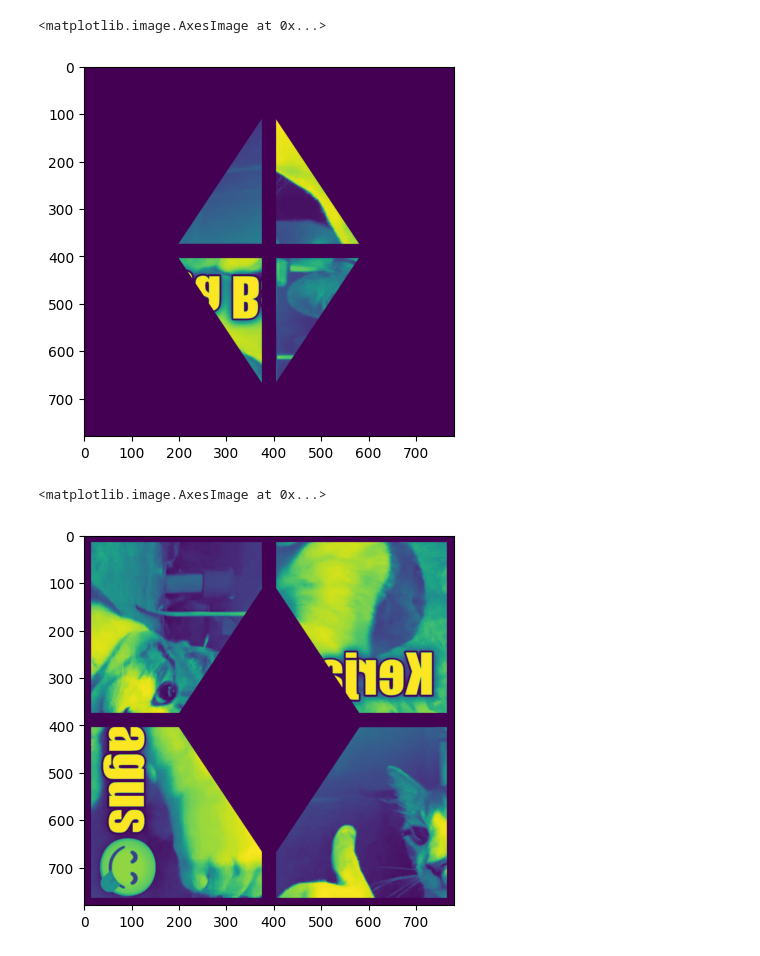
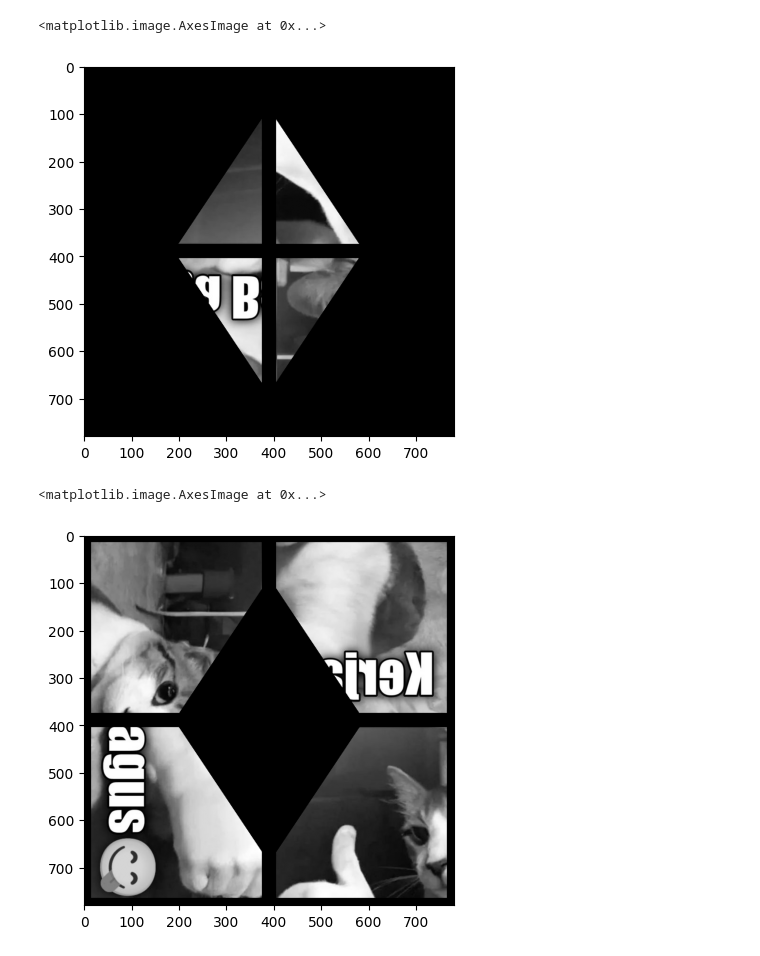
Before and after one commit to praktikum-pcd-2026/kelompok6-jurnal-modul-1-wimarprakasa130-del, a Jupyter notebook: mod1.ipynb, the cells around one changed output. Saved outputs shown, nothing was run; the diff lists cells and outputs as text; code cells hidden in the pictures.

```diff
--- a/mod1.ipynb
+++ b/mod1.ipynb
@@ -4,16 +4,16 @@ import matplotlib.pyplot as plt
 import numpy as np
 # %%
 citra01 = cv.imread("Assets/citra1.PNG", cv.IMREAD_GRAYSCALE)
-plt.imshow(citra01)
+plt.imshow(citra01, cmap='gray')
 # %% [output]
 <matplotlib.image.AxesImage at 0x...>
-[figure, old version]
+[figure, new version]
 # %%
-citra02 = cv.imread("Assets/citra2.PNG",cv.IMREAD_GRAYSCALEm)
-plt.imshow(citra02)
+citra02 = cv.imread("Assets/citra2.PNG",cv.IMREAD_GRAYSCALE)
+plt.imshow(citra02, cmap= "gray")
 # %% [output]
 <matplotlib.image.AxesImage at 0x...>
-[figure, old version]
+[figure, new version]
 # %%
 def fungsi_empat_R(image, val):
     h, w = image.shape
```
Also changed, not shown: parts of 16 cells of this notebook.
